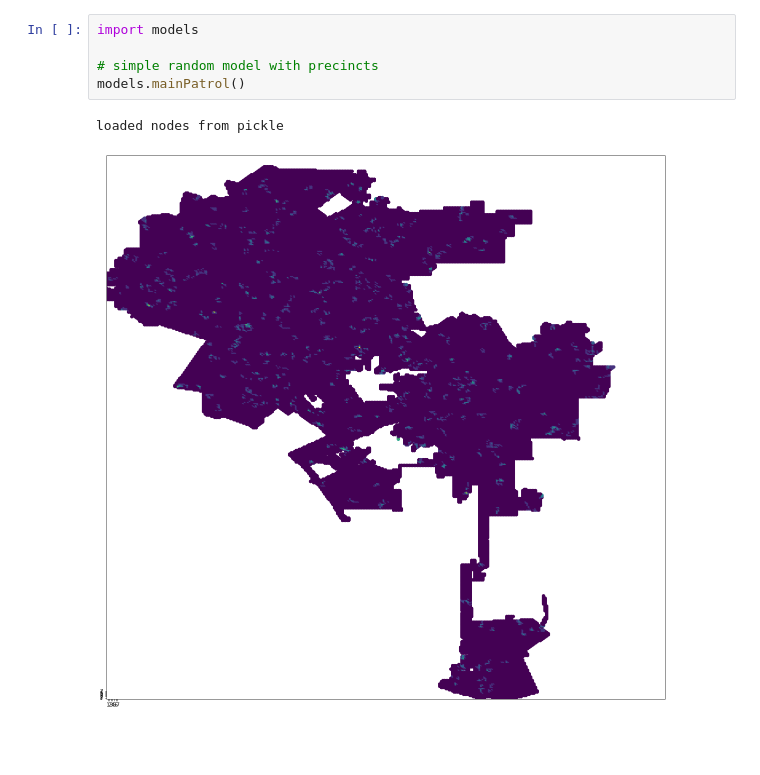
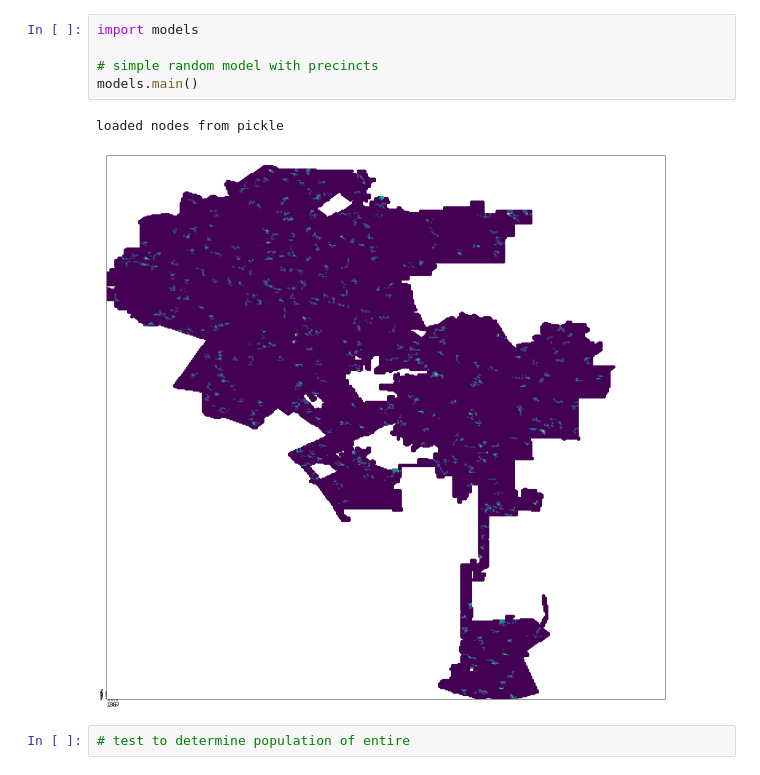
Before and after one commit to elakshi16/Policing-Fairness-Clinic-2021, a Jupyter notebook: app/test notebook.ipynb, the cells around one changed output. Saved outputs shown, nothing was run; the diff lists cells and outputs as text; blank space fills up the shorter version.

Commit message:
models progress

```diff
--- a/app/test notebook.ipynb
+++ b/app/test notebook.ipynb
@@ -1,8 +1,10 @@
 # %%
 import models
 
 # simple random model with precincts
-models.mainPatrol()
+models.main()
 # %% [output]
 loaded nodes from pickle
-[figure, old version]
+[figure, new version]
+# %%
+# test to determine population of entire
```
Also changed, not shown: 2 other files.
